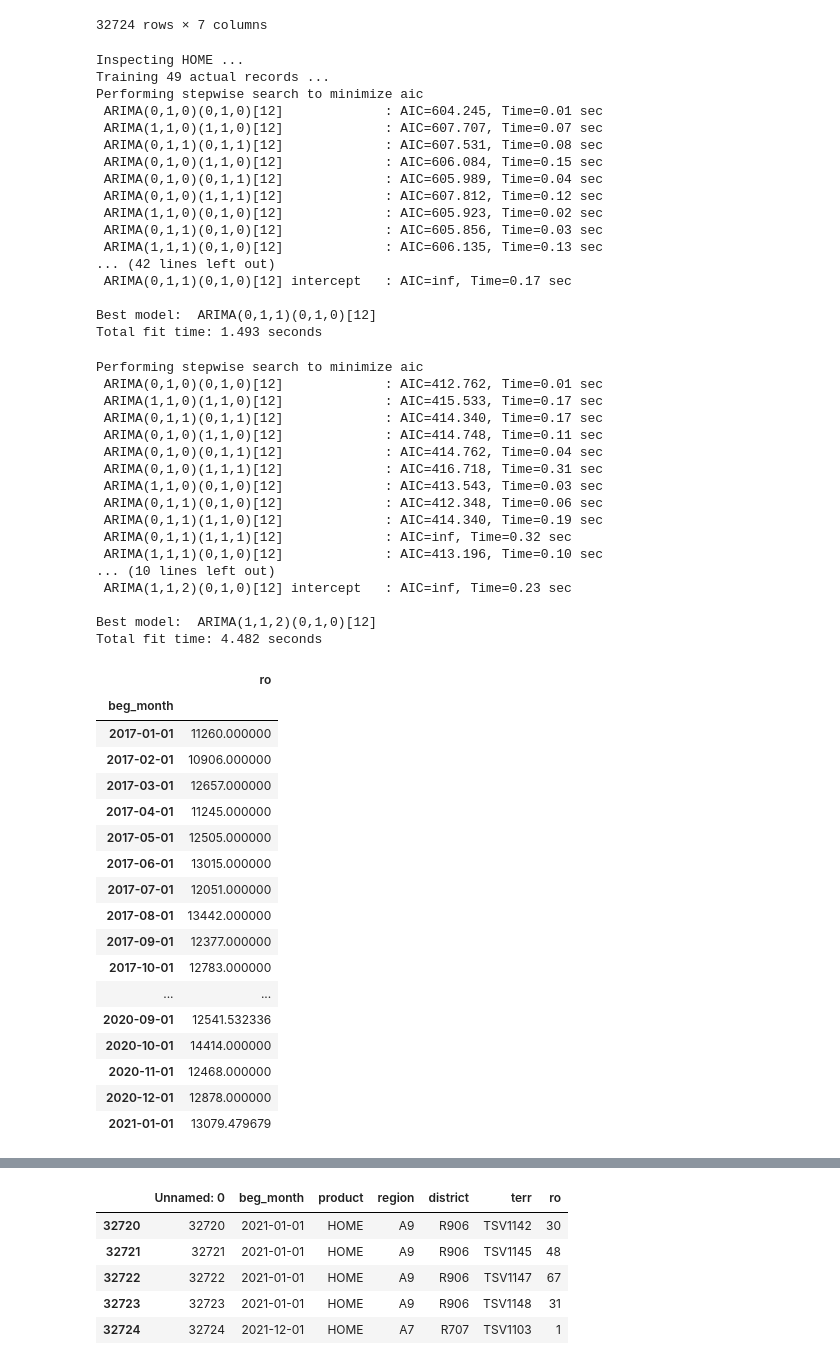
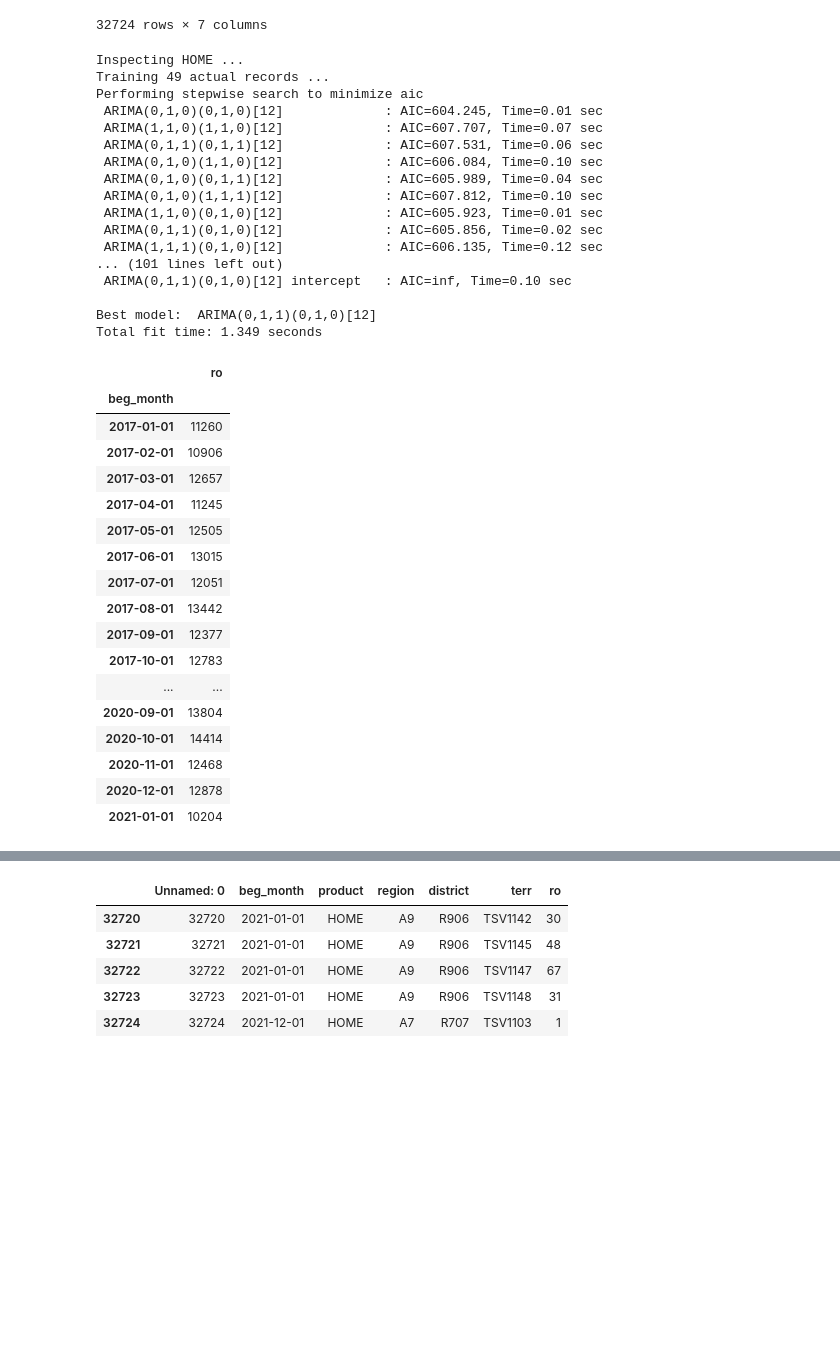
Before and after one commit to odog96veritic/forecast_generator, a Jupyter notebook: test.ipynb, the cells around one changed output, grey strips where cells are left out. Cells and saved outputs as stored; diff of their text form; code cells hidden in the pictures; blank space fills up the shorter version.

```diff
--- a/test.ipynb
+++ b/test.ipynb
@@ -240,61 +277,44 @@ class TSFM(object):
     def to_monthly(cls, df: pd.core.frame.DataFrame) -> pd.core.frame.DataFrame:
         return df.resample('MS').sum()
 # %%
-tsfm = TSFM(df=df, n_pred_period=24, date_variable='beg_month', target_variable='product', value_variable='ro', stop_date="2020-03-01", section_list=["HOME"])
+tsfm = TSFM(df=df, n_pred_period=24, date_variable='beg_month', target_variable='product', value_variable='ro', stop_date="2020-03-01", section_list=["HOME", "ACUTE"])
 # %% [output]
 Inspecting HOME ...
 Training 49 actual records ...
 Performing stepwise search to minimize aic
  ARIMA(0,1,0)(0,1,0)[12]             : AIC=604.245, Time=0.01 sec
  ARIMA(1,1,0)(1,1,0)[12]             : AIC=607.707, Time=0.07 sec
- ARIMA(0,1,1)(0,1,1)[12]             : AIC=607.531, Time=0.08 sec
- ARIMA(0,1,0)(1,1,0)[12]             : AIC=606.084, Time=0.15 sec
+ ARIMA(0,1,1)(0,1,1)[12]             : AIC=607.531, Time=0.06 sec
+ ARIMA(0,1,0)(1,1,0)[12]             : AIC=606.084, Time=0.10 sec
  ARIMA(0,1,0)(0,1,1)[12]             : AIC=605.989, Time=0.04 sec
- ARIMA(0,1,0)(1,1,1)[12]             : AIC=607.812, Time=0.12 sec
- ARIMA(1,1,0)(0,1,0)[12]             : AIC=605.923, Time=0.02 sec
- ARIMA(0,1,1)(0,1,0)[12]             : AIC=605.856, Time=0.03 sec
- ARIMA(1,1,1)(0,1,0)[12]             : AIC=606.135, Time=0.13 sec
-... (42 lines left out)
- ARIMA(0,1,1)(0,1,0)[12] intercept   : AIC=inf, Time=0.17 sec
+ ARIMA(0,1,0)(1,1,1)[12]             : AIC=607.812, Time=0.10 sec
+ ARIMA(1,1,0)(0,1,0)[12]             : AIC=605.923, Time=0.01 sec
+ ARIMA(0,1,1)(0,1,0)[12]             : AIC=605.856, Time=0.02 sec
+ ARIMA(1,1,1)(0,1,0)[12]             : AIC=606.135, Time=0.12 sec
+... (101 lines left out)
+ ARIMA(0,1,1)(0,1,0)[12] intercept   : AIC=inf, Time=0.10 sec
 
 Best model:  ARIMA(0,1,1)(0,1,0)[12]
-Total fit time: 1.493 seconds
+Total fit time: 1.349 seconds
 # %%
-tsfm.get_actual_data("HOME")
+tsfm.get_actual_data("HOME", False)
 # %% [output]
-Performing stepwise search to minimize aic
- ARIMA(0,1,0)(0,1,0)[12]             : AIC=412.762, Time=0.01 sec
- ARIMA(1,1,0)(1,1,0)[12]             : AIC=415.533, Time=0.17 sec
- ARIMA(0,1,1)(0,1,1)[12]             : AIC=414.340, Time=0.17 sec
- ARIMA(0,1,0)(1,1,0)[12]             : AIC=414.748, Time=0.11 sec
- ARIMA(0,1,0)(0,1,1)[12]             : AIC=414.762, Time=0.04 sec
- ARIMA(0,1,0)(1,1,1)[12]             : AIC=416.718, Time=0.31 sec
- ARIMA(1,1,0)(0,1,0)[12]             : AIC=413.543, Time=0.03 sec
- ARIMA(0,1,1)(0,1,0)[12]             : AIC=412.348, Time=0.06 sec
- ARIMA(0,1,1)(1,1,0)[12]             : AIC=414.340, Time=0.19 sec
- ARIMA(0,1,1)(1,1,1)[12]             : AIC=inf, Time=0.32 sec
- ARIMA(1,1,1)(0,1,0)[12]             : AIC=413.196, Time=0.10 sec
-... (10 lines left out)
- ARIMA(1,1,2)(0,1,0)[12] intercept   : AIC=inf, Time=0.23 sec
-
-Best model:  ARIMA(1,1,2)(0,1,0)[12]
-Total fit time: 4.482 seconds
 |  | ro |
 | beg_month |  |
-| 2017-01-01 | 11260.000000 |
-| 2017-02-01 | 10906.000000 |
-| 2017-03-01 | 12657.000000 |
-| 2017-04-01 | 11245.000000 |
-| 2017-05-01 | 12505.000000 |
-| 2017-06-01 | 13015.000000 |
-| 2017-07-01 | 12051.000000 |
-| 2017-08-01 | 13442.000000 |
-| 2017-09-01 | 12377.000000 |
-| 2017-10-01 | 12783.000000 |
+| 2017-01-01 | 11260 |
+| 2017-02-01 | 10906 |
+| 2017-03-01 | 12657 |
+| 2017-04-01 | 11245 |
+| 2017-05-01 | 12505 |
+| 2017-06-01 | 13015 |
+| 2017-07-01 | 12051 |
+| 2017-08-01 | 13442 |
+| 2017-09-01 | 12377 |
+| 2017-10-01 | 12783 |
 | ... | ... |
-| 2020-09-01 | 12541.532336 |
-| 2020-10-01 | 14414.000000 |
-| 2020-11-01 | 12468.000000 |
-| 2020-12-01 | 12878.000000 |
-| 2021-01-01 | 13079.479679 |
+| 2020-09-01 | 13804 |
+| 2020-10-01 | 14414 |
+| 2020-11-01 | 12468 |
+| 2020-12-01 | 12878 |
+| 2021-01-01 | 10204 |
 # %%
```
Also changed, not shown: parts of 6 cells of this notebook, 2 other files.
